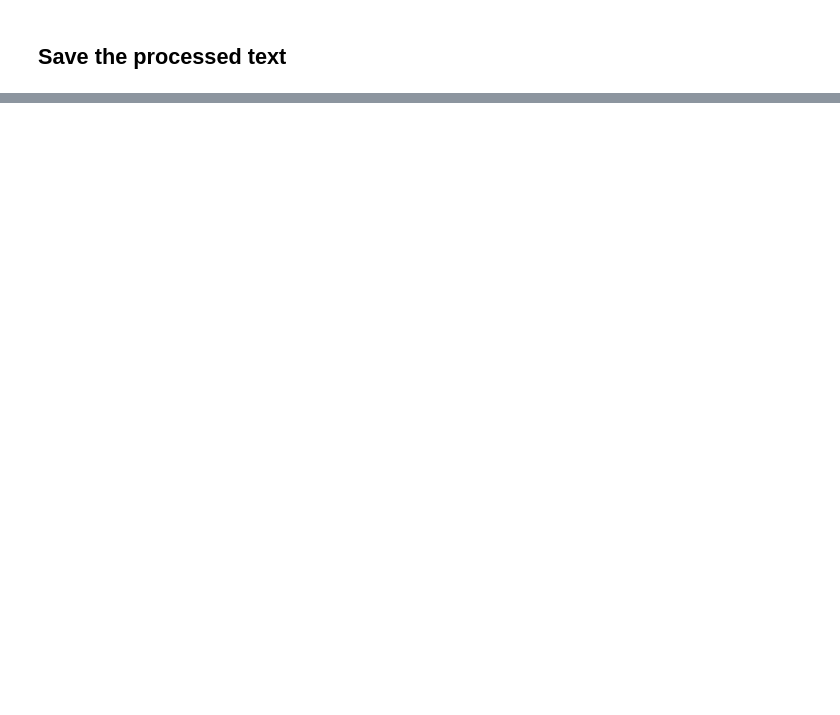
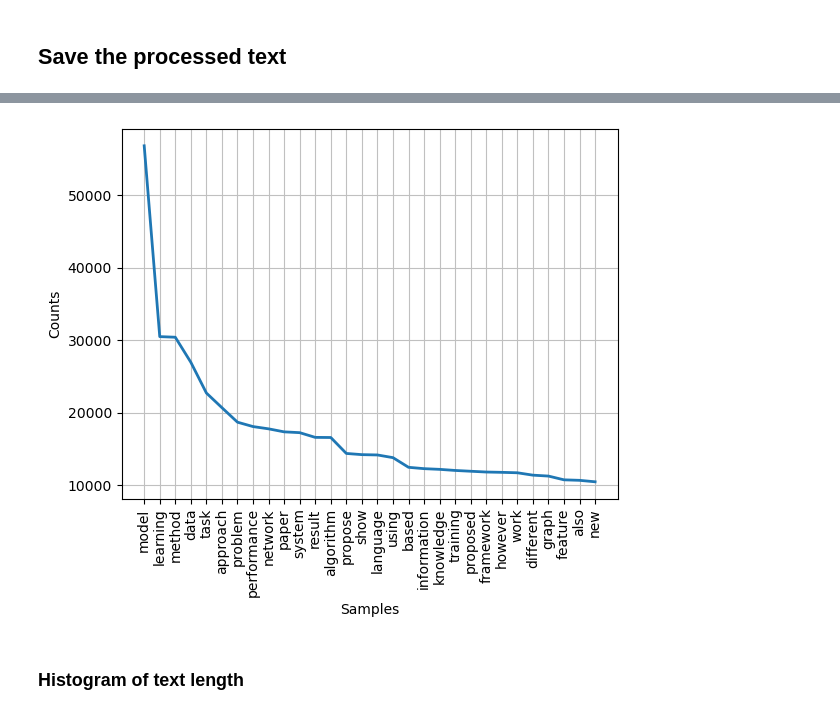
Before and after one commit to MStrzezon/Arxiv-Topic-Trend-Analysis, a Jupyter notebook: src/preprocessing/preprocessing.ipynb, the cells around one changed output, grey strips where cells are left out. Cells and saved outputs as stored; diff of their text form; code cells hidden in the pictures; blank space fills up the shorter version.

```diff
--- a/src/preprocessing/preprocessing.ipynb
+++ b/src/preprocessing/preprocessing.ipynb
@@ -72,0 +410,16 @@ data.to_csv("../../data/arxiv_processed.csv", sep=";", index=False)
+# %%
+def get_freq_dist(data):
+    words = [word for row in data['Processed Summary'] for word in row]
+    return FreqDist(words)
+
+def plot_freq_dist(freq_dist, n=30):
+    freq_dist.plot(n, cumulative=False)
+    plt.show()
+# %%
+freq_dist = get_freq_dist(data)
+# %%
+plot_freq_dist(freq_dist)
+# %% [output]
+[figure, added]
+# %% [markdown]
+### Histogram of text length
```
Also changed, not shown: parts of 74 cells of this notebook, 2 other files.
